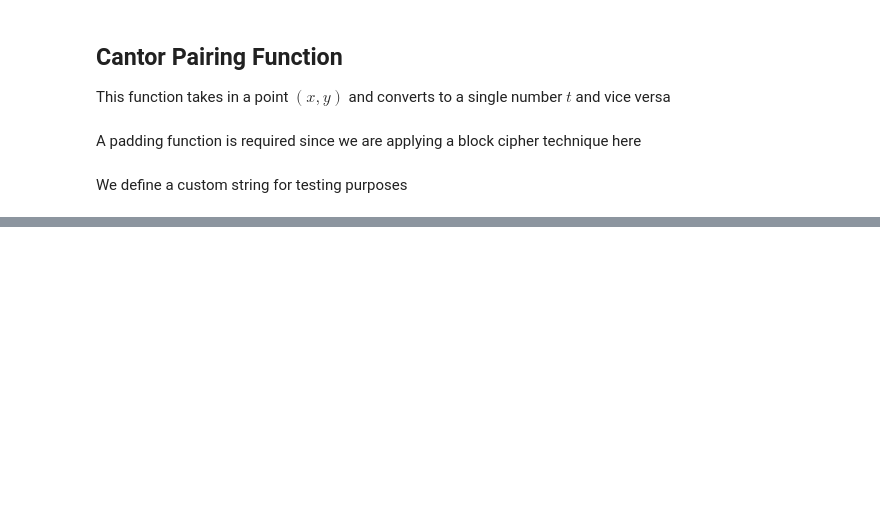
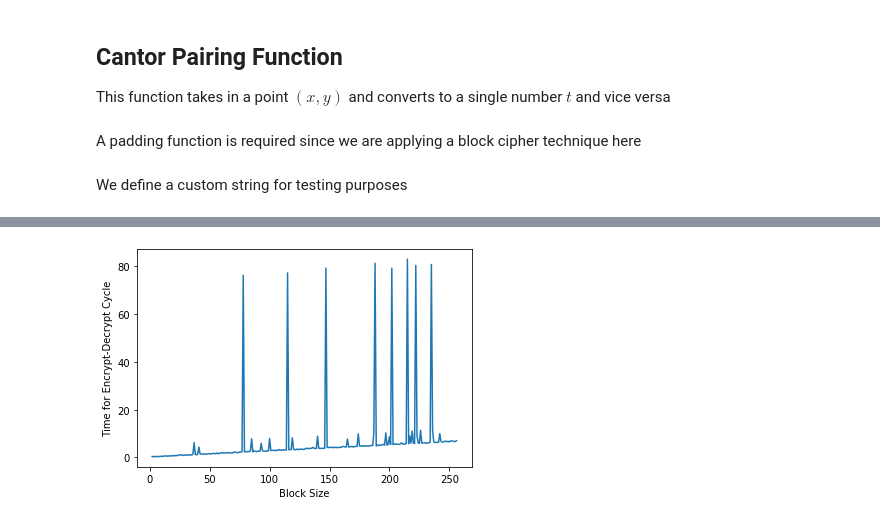
Before and after one commit to awnonbhowmik/MES, a Jupyter notebook: MES_benchmarks.ipynb, the cells around one changed output, grey strips where cells are left out. Drawn from its saved outputs; the diff is of its cells as text; code cells hidden in the pictures; blank space fills up the shorter version.

```diff
--- a/MES_benchmarks.ipynb
+++ b/MES_benchmarks.ipynb
@@ -143,0 +188,7 @@ plt.show()
+# %%
+plt.plot(x, t_lst)
+plt.xlabel('Block Size')
+plt.ylabel('Time for Encrypt-Decrypt Cycle')
+plt.show()
+# %% [output]
+[figure, added]
```
Also changed, not shown: parts of 5 cells of this notebook.
